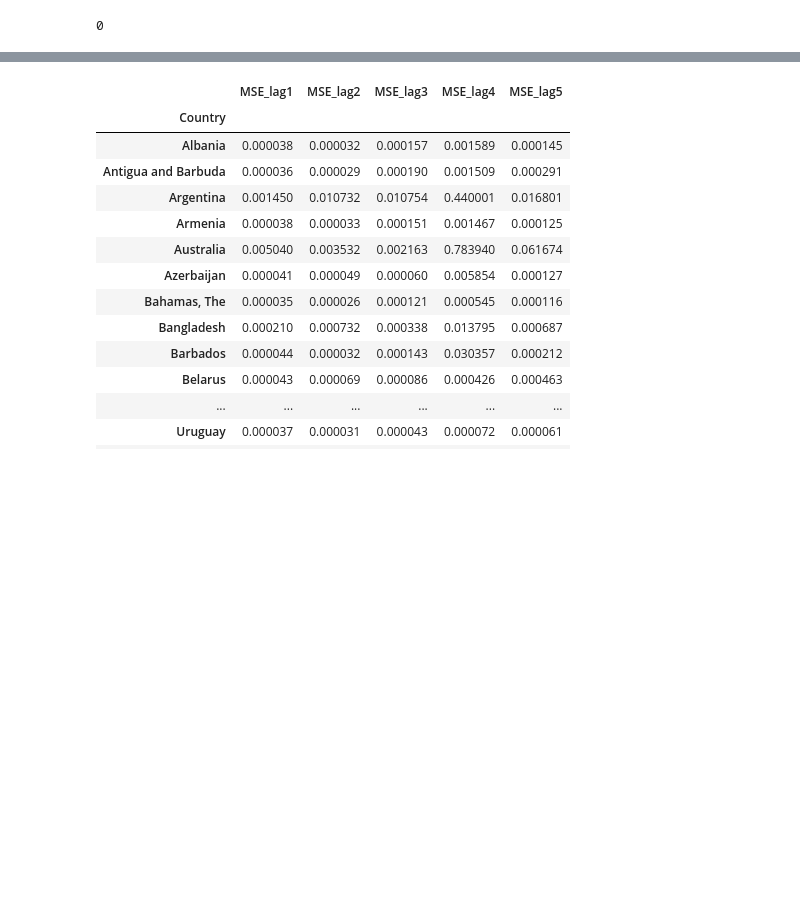
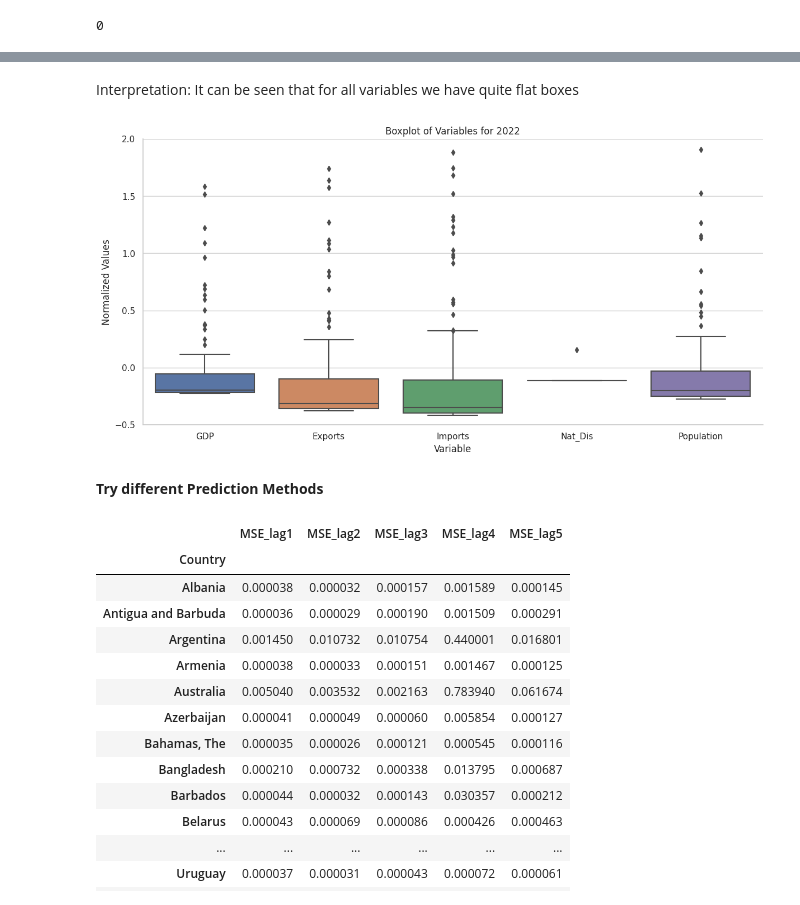
Before and after one commit to Monsieur-Bandana/data_science_clockmann, a Jupyter notebook: ClassProject2207.ipynb, the cells around one changed output, grey strips where cells are left out. Cells and saved outputs as stored; diff of their text form; code cells hidden in the pictures; blank space fills up the shorter version.

```diff
--- a/ClassProject2207.ipynb
+++ b/ClassProject2207.ipynb
@@ -505,3 +549,16 @@ data
+# %% [markdown]
+Interpretation: It can be seen that for all variables we have quite flat boxes
+# %%
+# The same boxplot but with adjusted y-axis that excludes the outliers but better displays the boxes and median
+g = sns.catplot(x='Variable', y='Values', kind="box", data=last_year_df, height=6, aspect=2)
+g.set_axis_labels("Variable", "Normalized Values")
+plt.ylim(-0.5, 2)
+plt.title('Boxplot of Variables for 2022')
+plt.show()
+# %% [output]
+[figure, added]
+# %% [markdown]
+**Try different Prediction Methods**
 # %%
 countrys_mod = data.index.get_level_values(0).unique()
 countrys_mod
```
Also changed, not shown: parts of 8 cells of this notebook.
